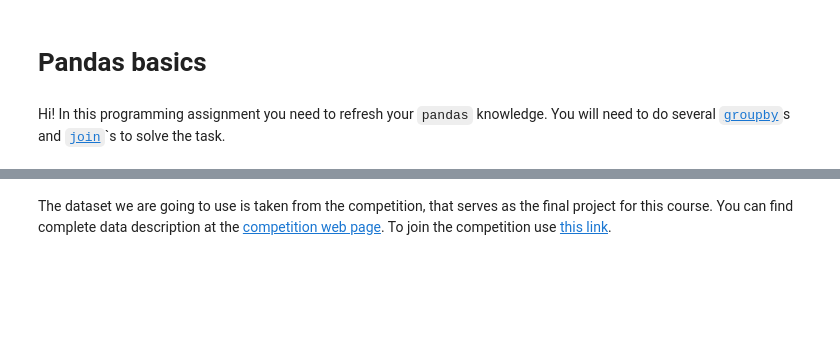
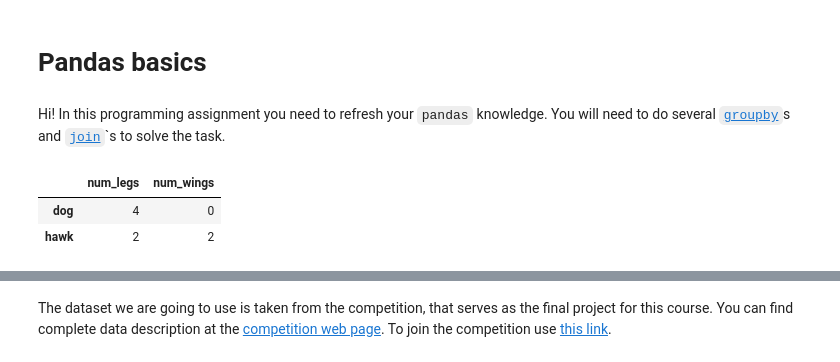
Before and after one commit to chewitty/competitive-data-science, a Jupyter notebook: Programming_assignment_week_1_Pandas_basics/PandasBasics.ipynb, the cells around one changed output, grey strips where cells are left out. Drawn from its saved outputs; the diff is of its cells as text; code cells hidden in the pictures; blank space fills up the shorter version.

```diff
--- a/Programming_assignment_week_1_Pandas_basics/PandasBasics.ipynb
+++ b/Programming_assignment_week_1_Pandas_basics/PandasBasics.ipynb
@@ -12,3 +13,10 @@ import matplotlib.pyplot as plt
 %matplotlib inline
 
 from grader import Grader
+# %%
+df = pd.DataFrame({'num_legs': [4, 2], 'num_wings': [0, 2]}, index=['dog', 'hawk'])
+df
+# %% [output]
+|  | num_legs | num_wings |
+| dog | 4 | 0 |
+| hawk | 2 | 2 |
```
Also changed, not shown: parts of 3 cells of this notebook.
